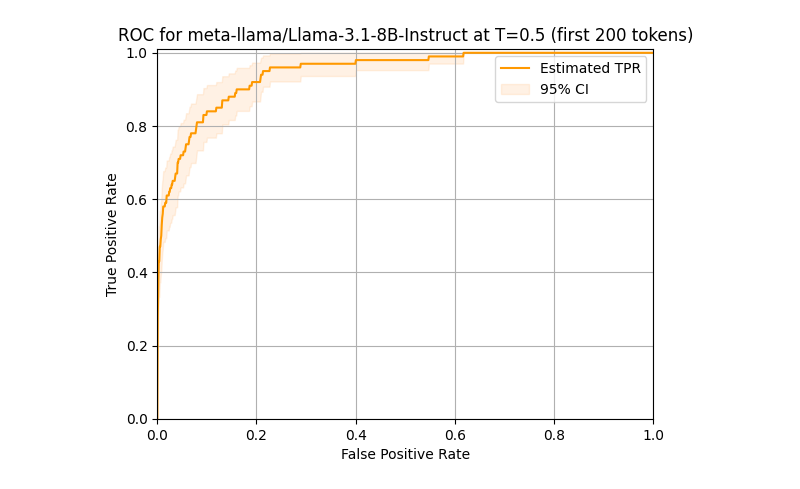
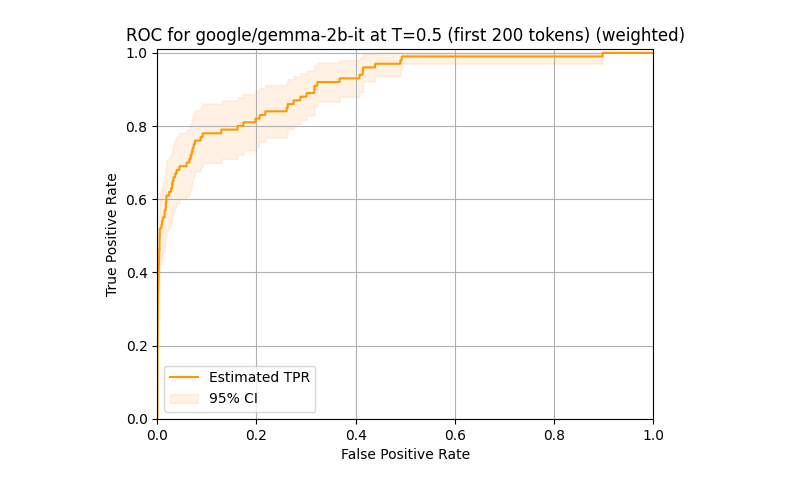
Before and after one commit to JackBlake-zkq/synthid-text, a Jupyter notebook: notebooks/frequentist_experiment_results.ipynb, the cells around one changed output. Cells and saved outputs as stored; diff of their text form; code cells hidden in the pictures.

```diff
--- a/notebooks/frequentist_experiment_results.ipynb
+++ b/notebooks/frequentist_experiment_results.ipynb
@@ -5,15 +5,20 @@ import numpy as np
 from synthid_text.detector_frequentist import frequentist_score, weighted_frequentist_score
 from scipy.stats import norm
 # %%
-MODEL_NAME = "meta-llama/Llama-3.1-8B-Instruct"
+MODEL_NAME = "google/gemma-2b-it"
 F_MODEL_NAME = MODEL_NAME.replace("/", "_")
 TEMPERATURE = 0.5
-ROC_NUM_POINTS = 1000
+ROC_NUM_POINTS = 100000
 ROC_TOKEN_LIMIT = 200 #for second ROC curve where we only consider the first e.g. 200 tokens
+USE_WEIGHTED = True
+IS_WATERMARKED = True
+# %%
+score = frequentist_score if not USE_WEIGHTED else weighted_frequentist_score
 # %%
-padded_eli5_g_values = torch.load(f"../frequentist_experiment_data/eli5_g_values_{F_MODEL_NAME}_t={TEMPERATURE}_wm.pt", map_location=torch.device('cpu'))
-padded_eli5_combined_mask = torch.load(f"../frequentist_experiment_data/eli5_combined_mask_{F_MODEL_NAME}_t={TEMPERATURE}_wm.pt", map_location=torch.device('cpu'))
-eli5_perplexities = torch.load(f"../frequentist_experiment_data/eli5_perplexities_{F_MODEL_NAME}_t={TEMPERATURE}_wm.pt", map_location=torch.device('cpu'))
+WM_STR = "wm" if IS_WATERMARKED else "uwm"
+padded_eli5_g_values = torch.load(f"../frequentist_experiment_data/eli5_g_values_{F_MODEL_NAME}_t={TEMPERATURE}_{WM_STR}.pt", map_location=torch.device('cpu'))
+padded_eli5_combined_mask = torch.load(f"../frequentist_experiment_data/eli5_combined_mask_{F_MODEL_NAME}_t={TEMPERATURE}_{WM_STR}.pt", map_location=torch.device('cpu'))
+eli5_perplexities = torch.load(f"../frequentist_experiment_data/eli5_perplexities_{F_MODEL_NAME}_t={TEMPERATURE}_{WM_STR}.pt", map_location=torch.device('cpu'))
 # %%
 # Mean Response Length
 torch.mean(torch.sum(padded_eli5_combined_mask, dim=1).double()).item()
@@ -27,7 +32,7 @@ torch.exp(torch.tensor(np.sum(eli5_perplexities)) / len(padded_eli5_g_values)).i
 # %%
 # ROC Curve
-
-def ROC(freq_scores, title_suffix=""):
+import matplotlib.ticker as ticker
+def ROC(freq_scores, title_suffix="", log_scale=False):
     # Given parameters
     fprs = np.linspace(0, 1, ROC_NUM_POINTS)
 
@@ -53,21 +58,27 @@ def ROC(freq_scores, title_suffix=""):
     tprs_upper = np.clip(tprs_upper, 0, 1)
 
     # Plot
+    if log_scale:
+        fprs = np.log(fprs)
     plt.plot(fprs, tprs, label='Estimated TPR', color='#ff9900')
     plt.fill_between(fprs, tprs_lower, tprs_upper, color='#ffbb78', alpha=0.2, label='95% CI')
-    plt.title(f"ROC for {MODEL_NAME} at T={TEMPERATURE}{title_suffix}")
+    plt.title(f"ROC for {MODEL_NAME} at T={TEMPERATURE}{title_suffix}" + (" (unwatermarked)" if not IS_WATERMARKED else "") + (" (weighted)" if USE_WEIGHTED else ""))
     plt.xlabel("False Positive Rate")
     plt.ylabel("True Positive Rate")
     plt.ylim(0, 1.01)
     plt.xlim(0, 1.0)
+
+    if log_scale:
+        plt.xticks(np.log([0.0001, 0.001, 0.01, 0.1, 1]), ['1e-4', '1e-3', '0.01', '0.1', '1'])
+
     plt.legend()
     plt.grid()
 
     plt.show()
 
-eli5_freq_scores = frequentist_score(
+eli5_freq_scores = score(
     padded_eli5_g_values.cpu().numpy(),
     padded_eli5_combined_mask.cpu().numpy()
 )
-ROC(eli5_freq_scores)
+ROC(eli5_freq_scores, log_scale=False)
 # %% [output]
@@ -75,11 +91,11 @@ ROC(eli5_freq_scores)
 # %%
 # ROC Curve for first ROC_TOKEN_LIMIT tokens
 # To avoid having models that output more text getting better detectability
 
-eli5_freq_scores_limited = frequentist_score(
+eli5_freq_scores_limited = score(
     padded_eli5_g_values.cpu().numpy()[:,:ROC_TOKEN_LIMIT,:], padded_eli5_combined_mask.cpu().numpy()[:,:ROC_TOKEN_LIMIT]
 )
 
-ROC(eli5_freq_scores_limited, f" (first {ROC_TOKEN_LIMIT} tokens)")
+ROC(eli5_freq_scores_limited, f" (first {ROC_TOKEN_LIMIT} tokens)", log_scale=False)
 # %% [output]
-[figure, old version]
+[figure, new version]
```
Also changed, not shown: parts of 6 cells of this notebook, 9 other files.
